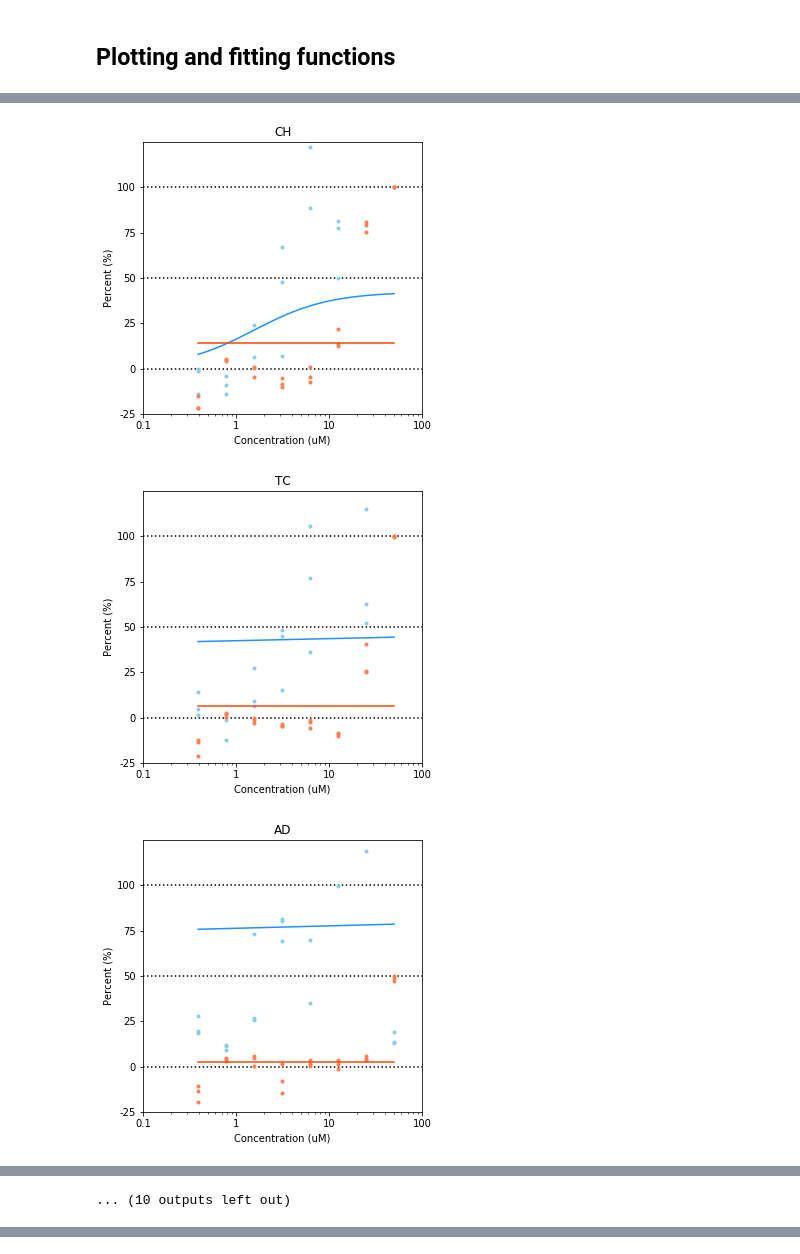
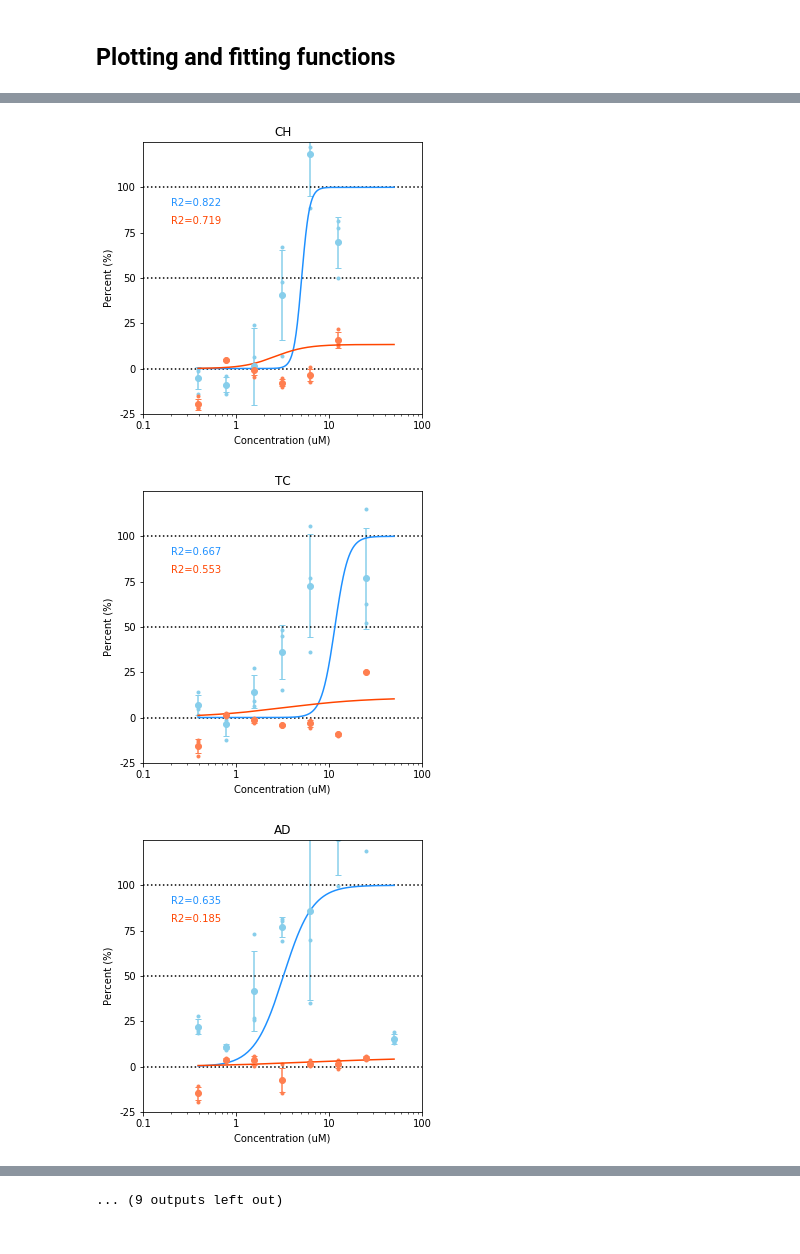
Before and after one commit to superresolusian/plate_auto_analysis, a Jupyter notebook: Convert_data_to_dict.ipynb, the cells around one changed output, grey strips where cells are left out. Cells and saved outputs as stored; diff of their text form; code cells hidden in the pictures.

```diff
--- a/Convert_data_to_dict.ipynb
+++ b/Convert_data_to_dict.ipynb
@@ -13,11 +13,24 @@ import scipy.optimize as opt
 inhib_file = r'data\MOI 0.01 drug screen 2.xlsx'
 tox_file = r'data\Uninfected nCoV drug screen 2.xlsx'
 save_folder = r'out'
+save_name = r'test'
+
+## experiment set-up
 n_plates = 7
 n_columns = 12
 n_repeats = 3
 n_concentrations = 8
 start_concentration = 50
+
+## thresholds
+tox_min_thresh = -30
+tox_max_thresh = 30
+inhib_min_thresh = -30
+inhib_max_thresh = 200
+
+## fitting options
+force_curve_0 = True
+force_max_100 = True
 # %% [markdown]
 ## Names of compounds
 # %%
@@ -257,6 +343,0 @@ def fit_logistic_function(concentrations, responses, verbose=False):
-# %%
-array = [1, 0, 1, 2, 4, 3, 5, 4, 6, 5, 8, 6, 9, 8, 10, 9]
-concs = [1, 1, 1, 1, 5, 5, 5, 5, 10, 10, 10, 10, 20, 20, 20, 20]
-print(len(array), len(concs))
-params = get_initial_conditions(array, concs)
-print(params)
@@ -356,5 +494,5 @@ for plate in range(0, n_plates):
 
     df_tox, df_inhib = get_tox_and_inhib_for_plate(inhib_data, tox_data, plate+1, plate_names, n_repeats, concentrations)
 
-    plots_and_fits(df_tox, df_inhib, concentrations, n_repeats, plate=plate+1, save_path=save_folder)
+    plots_and_fits(df_tox, df_inhib, concentrations, n_repeats, t_min=tox_min_thresh, t_max=tox_max_thresh, i_min=inhib_min_thresh, i_max=inhib_max_thresh, plate=plate+1, save_path=save_folder)
 # %% [output]
@@ -381,3 +502,3 @@ for plate in range(0, n_plates):
-[figure, old version]
+[figure, new version]
-[figure, old version]
+[figure, new version]
-[figure, old version]
+[figure, new version]
@@ -389 +509,0 @@ for plate in range(0, n_plates):
-... (10 outputs left out)
@@ -389,0 +511 @@ for plate in range(0, n_plates):
+... (9 outputs left out)
```
Also changed, not shown: parts of 5 cells of this notebook.
